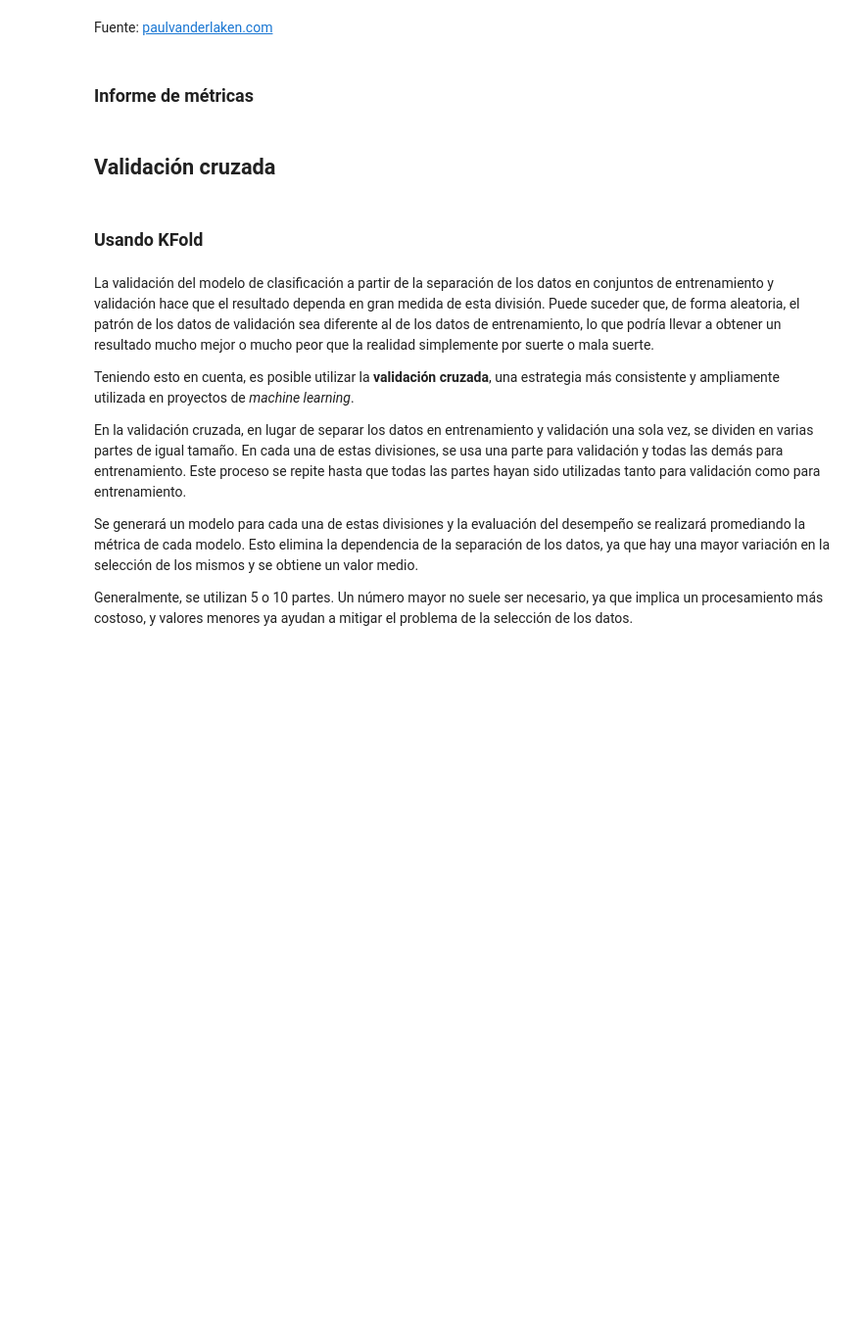
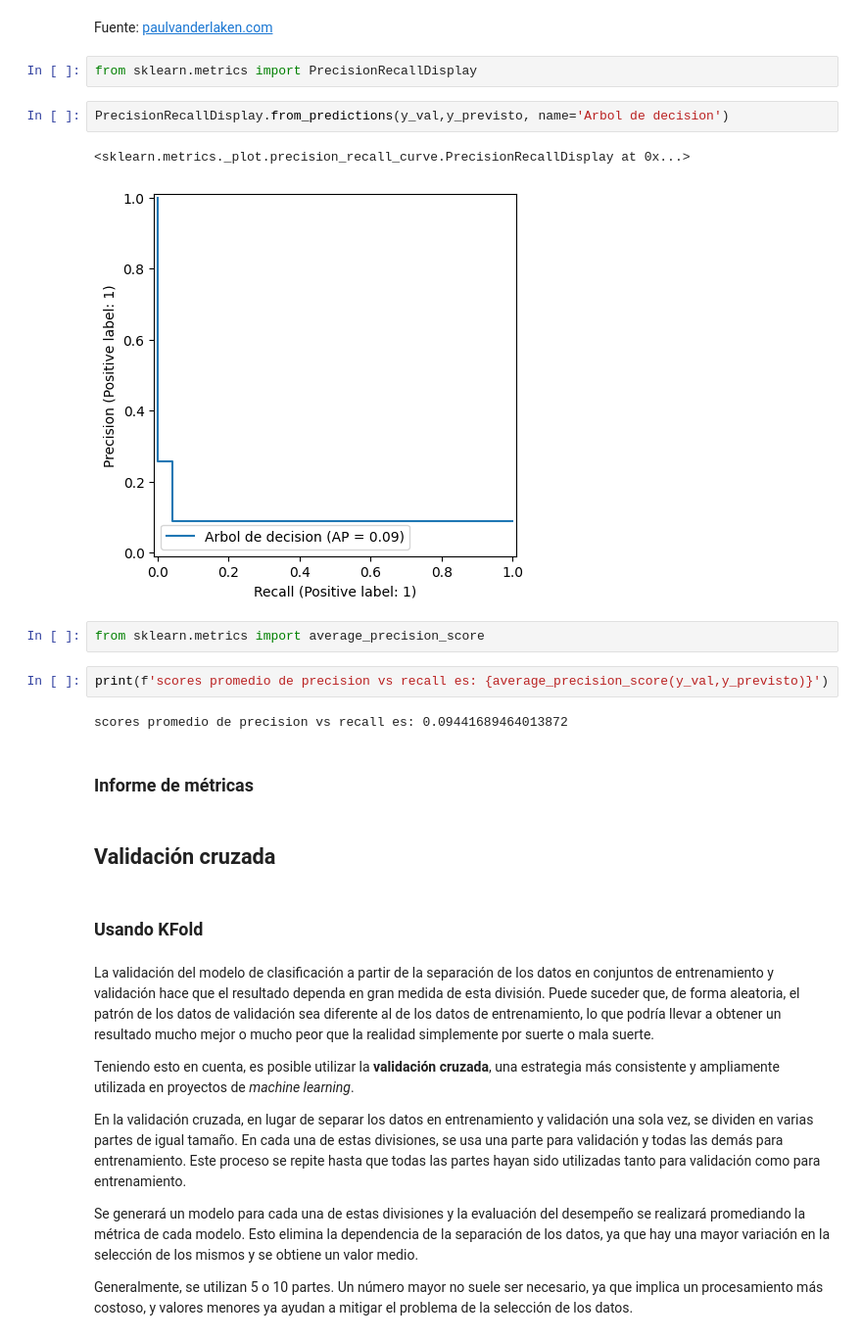
Before and after one commit to yuri19762008/001_ORACLE, a Jupyter notebook: 018_MACHINE_LEARNING/Clasificacion_validacion_y_metricas.ipynb, the cells around one changed output. Shown: that part at 98% size. Drawn from its saved outputs; the diff is of its cells as text; blank space fills up the shorter version.

```diff
--- a/018_MACHINE_LEARNING/Clasificacion_validacion_y_metricas.ipynb
+++ b/018_MACHINE_LEARNING/Clasificacion_validacion_y_metricas.ipynb
@@ -134,6 +165,19 @@ Image(url='https://paulvanderlaken.com/wp-content/uploads/2019/08/roc.gif')
 [interactive output not drawn]
 # %% [markdown]
 Fuente: [paulvanderlaken.com](https://paulvanderlaken.com/2019/08/16/roc-auc-precision-and-recall-visually-explained/)
+# %%
+from sklearn.metrics import PrecisionRecallDisplay
+# %%
+PrecisionRecallDisplay.from_predictions(y_val,y_previsto, name='Arbol de decision')
+# %% [output]
+<sklearn.metrics._plot.precision_recall_curve.PrecisionRecallDisplay at 0x...>
+[figure, added]
+# %%
+from sklearn.metrics import average_precision_score
+# %%
+print(f'scores promedio de precision vs recall es: {average_precision_score(y_val,y_previsto)}')
+# %% [output]
+scores promedio de precision vs recall es: 0.09441689464013872
 # %% [markdown]
 ### Informe de métricas
 # %% [markdown]
```
Also changed, not shown: parts of 8 cells of this notebook.
